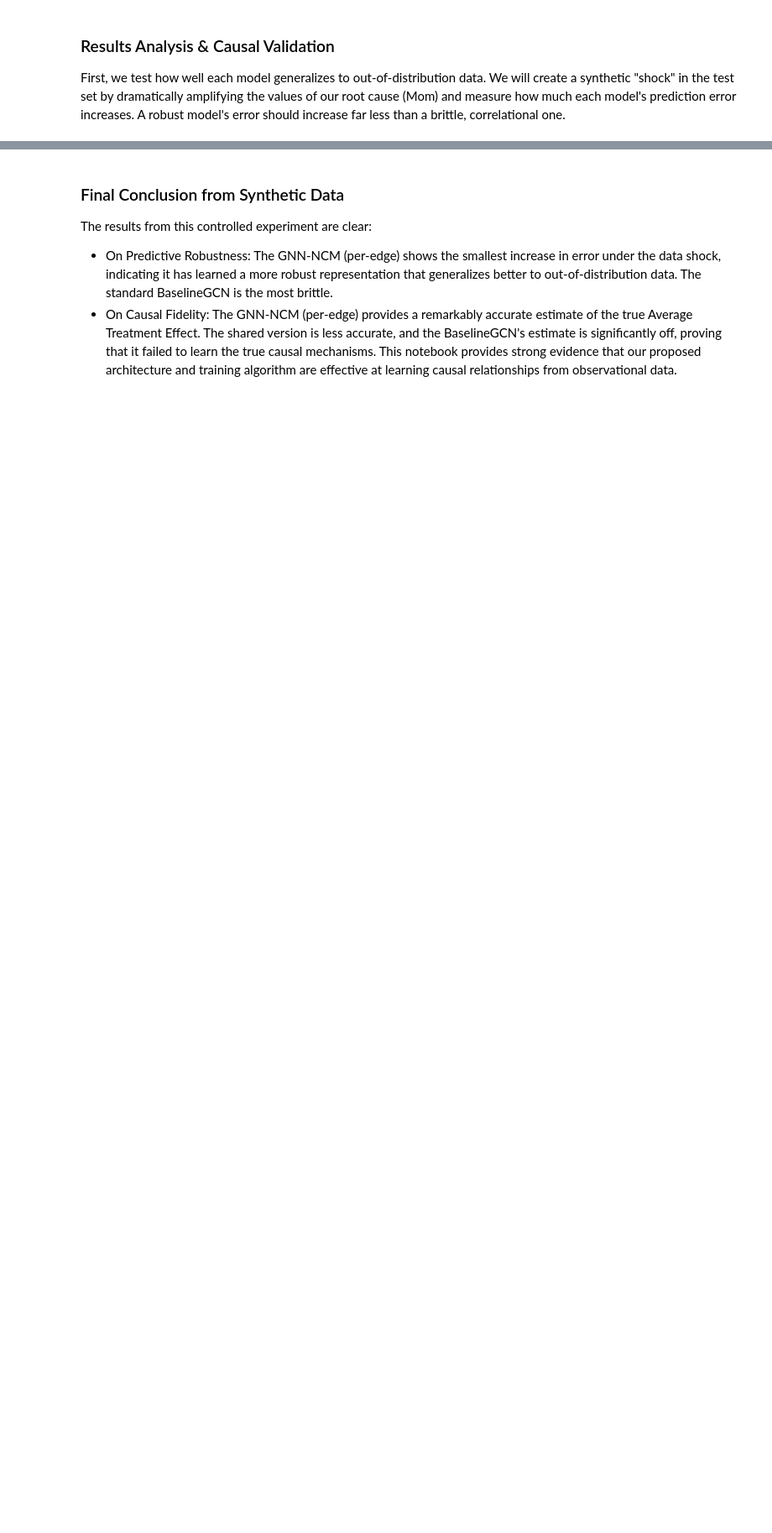
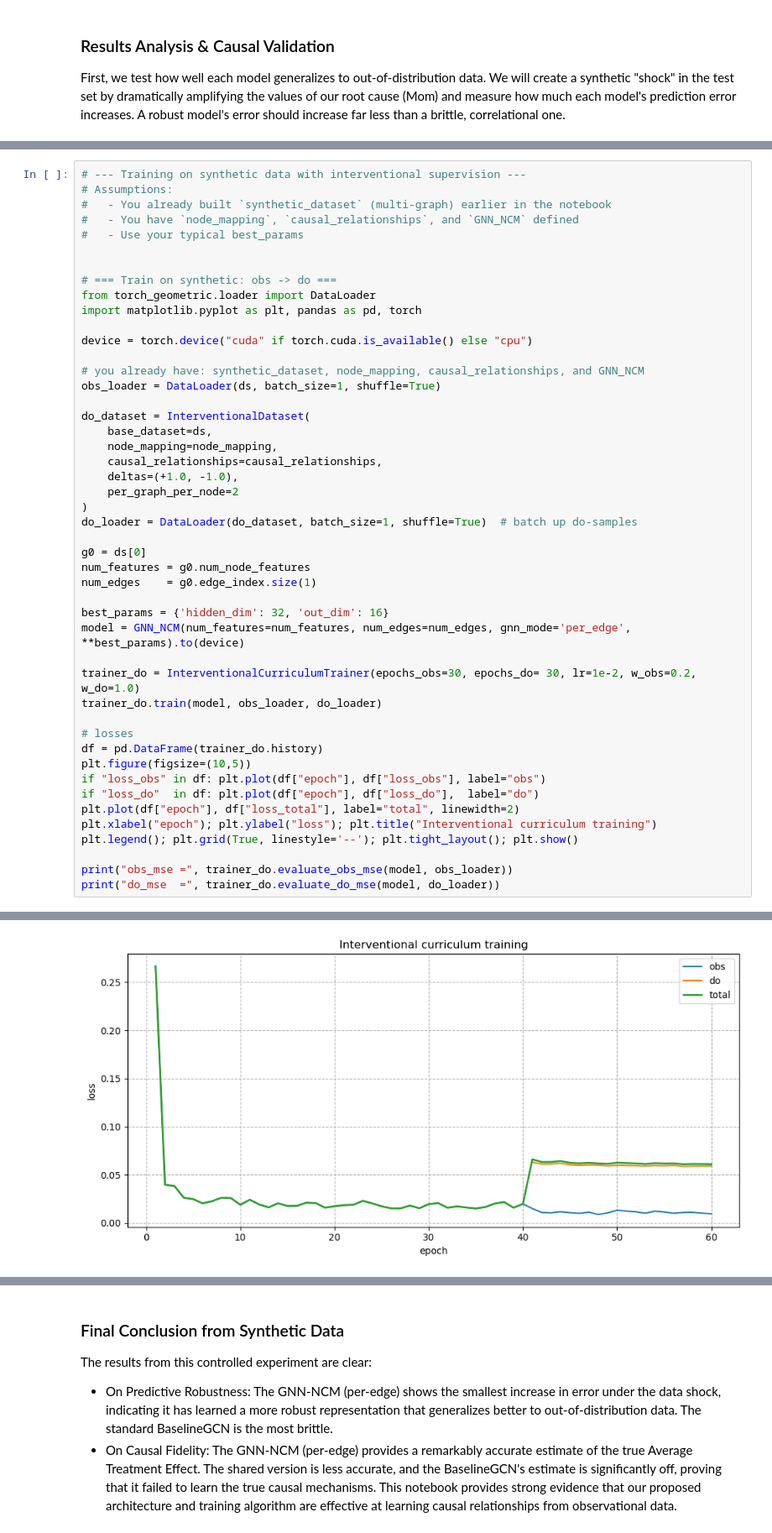
Before and after one commit to utkubah/causal-interventional-gnn, a Jupyter notebook: notebooks/synthetic_dataset_analysis.ipynb, the cells around one changed output, grey strips where cells are left out. Shown: that part at 84% size. Saved outputs shown, nothing was run; the diff lists cells and outputs as text; blank space fills up the shorter version.

Commit message:
feat: new trainer and synthetic dataset analysis

```diff
--- a/notebooks/synthetic_dataset_analysis.ipynb
+++ b/notebooks/synthetic_dataset_analysis.ipynb
@@ -253,0 +616,48 @@ BaselineGCN                    0.000000        0.023836
+# %%
+# --- Training on synthetic data with interventional supervision ---
+# Assumptions:
+#   - You already built `synthetic_dataset` (multi-graph) earlier in the notebook
+#   - You have `node_mapping`, `causal_relationships`, and `GNN_NCM` defined
+#   - Use your typical best_params
+
+
+# === Train on synthetic: obs -> do ===
+from torch_geometric.loader import DataLoader
+import matplotlib.pyplot as plt, pandas as pd, torch
+
+device = torch.device("cuda" if torch.cuda.is_available() else "cpu")
+
+# you already have: synthetic_dataset, node_mapping, causal_relationships, and GNN_NCM
+obs_loader = DataLoader(ds, batch_size=1, shuffle=True)
+
+do_dataset = InterventionalDataset(
+    base_dataset=ds,
+    node_mapping=node_mapping,
+    causal_relationships=causal_relationships,
+    deltas=(+1.0, -1.0),
+    per_graph_per_node=2
+)
+do_loader = DataLoader(do_dataset, batch_size=1, shuffle=True)  # batch up do-samples
+
+g0 = ds[0]
+num_features = g0.num_node_features
+num_edges    = g0.edge_index.size(1)
+
+best_params = {'hidden_dim': 32, 'out_dim': 16}
+model = GNN_NCM(num_features=num_features, num_edges=num_edges, gnn_mode='per_edge', **best_params).to(device)
+
+trainer_do = InterventionalCurriculumTrainer(epochs_obs=30, epochs_do= 30, lr=1e-2, w_obs=0.2, w_do=1.0)
+trainer_do.train(model, obs_loader, do_loader)
+
+# losses
+df = pd.DataFrame(trainer_do.history)
+plt.figure(figsize=(10,5))
+if "loss_obs" in df: plt.plot(df["epoch"], df["loss_obs"], label="obs")
+if "loss_do"  in df: plt.plot(df["epoch"], df["loss_do"],  label="do")
+plt.plot(df["epoch"], df["loss_total"], label="total", linewidth=2)
+plt.xlabel("epoch"); plt.ylabel("loss"); plt.title("Interventional curriculum training")
+plt.legend(); plt.grid(True, linestyle='--'); plt.tight_layout(); plt.show()
+
+print("obs_mse =", trainer_do.evaluate_obs_mse(model, obs_loader))
+print("do_mse  =", trainer_do.evaluate_do_mse(model, do_loader))
+# %% [output]
@@ -253,0 +670 @@ BaselineGCN                    0.000000        0.023836
+[figure, added]
```
Also changed, not shown: parts of 20 cells of this notebook, 9 other files.
